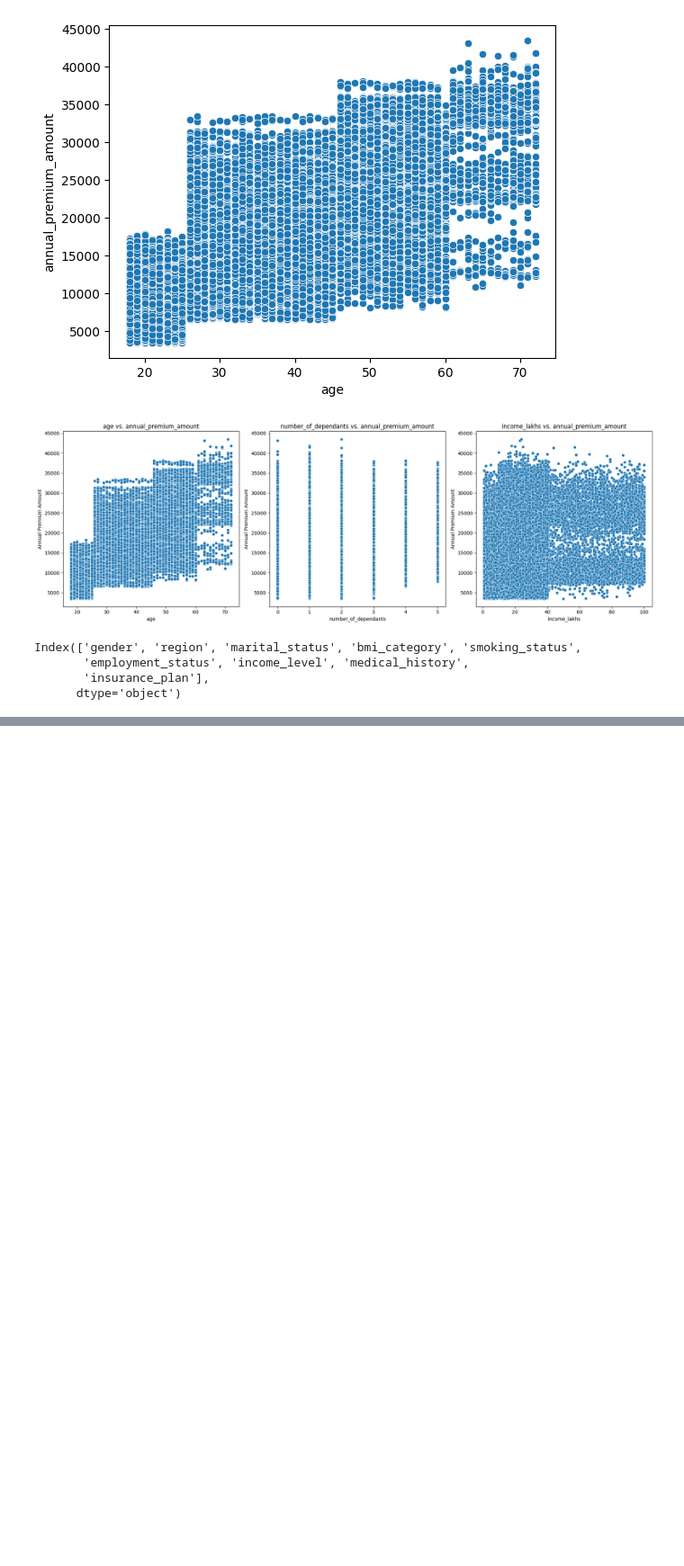
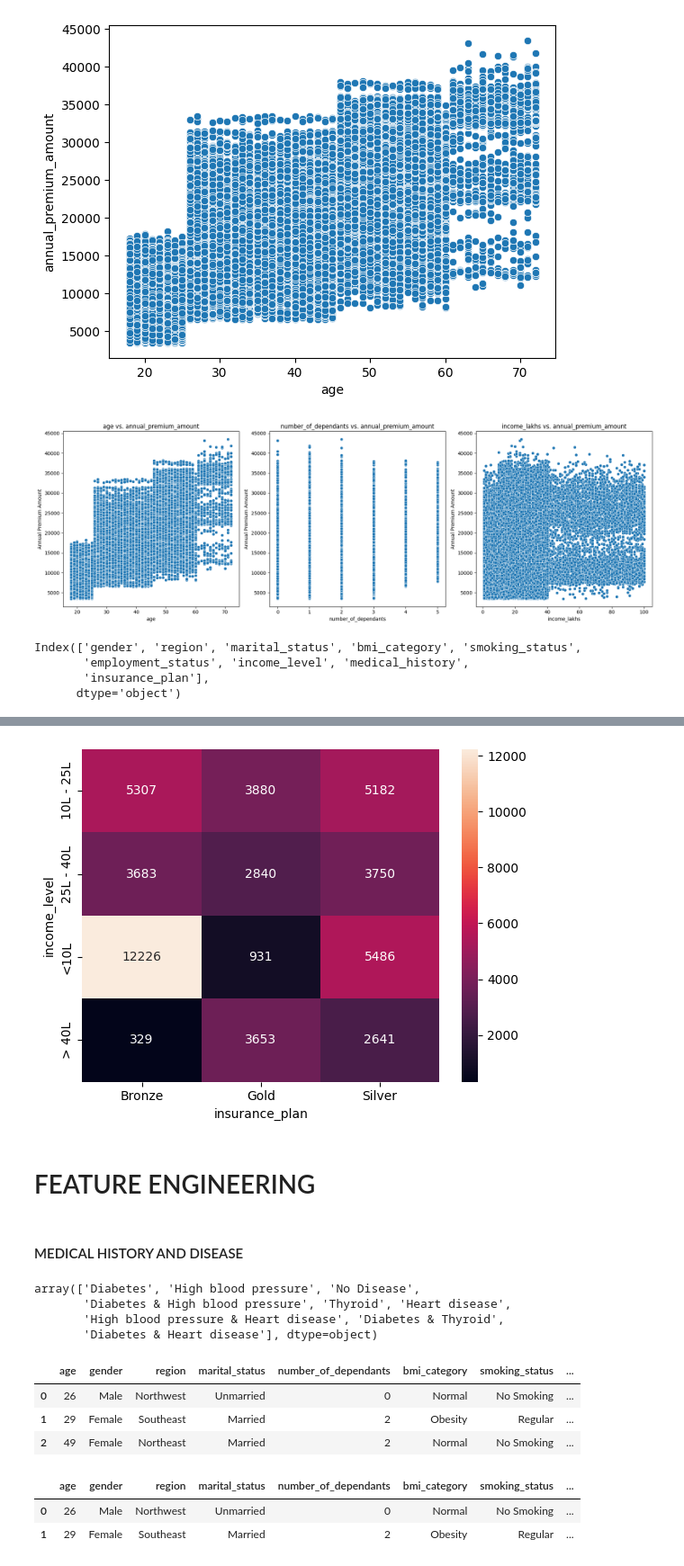
Before and after one commit to shubhammjha/Data-Science, a Jupyter notebook: projects/healthcare_premium_prediction/notebooks/Main.ipynb, the cells around one changed output, grey strips where cells are left out. Shown at 90% size. Saved outputs shown, nothing was run; the diff lists cells and outputs as text; code cells hidden in the pictures; blank space fills up the shorter version.

```diff
--- a/projects/healthcare_premium_prediction/notebooks/Main.ipynb
+++ b/projects/healthcare_premium_prediction/notebooks/Main.ipynb
@@ -247,0 +313,50 @@ Index(['gender', 'region', 'marital_status', 'bmi_category', 'smoking_status',
+# %%
+sns.heatmap(ct1, annot = True, fmt = 'd')
+plt.show()
+# %% [output]
+[figure, added]
+# %% [markdown]
+# FEATURE ENGINEERING
+# %% [markdown]
+#### MEDICAL HISTORY AND DISEASE
+# %%
+df2.medical_history.unique()
+# %% [output]
+array(['Diabetes', 'High blood pressure', 'No Disease',
+       'Diabetes & High blood pressure', 'Thyroid', 'Heart disease',
+       'High blood pressure & Heart disease', 'Diabetes & Thyroid',
+       'Diabetes & Heart disease'], dtype=object)
+# %%
+# we set some kind of severety value to each disease after *imaginary company discussion, for easier classification
+risk_scores = {
+    "diabetes" : 6,
+    "heart disease" : 8,
+    "high blood pressure" : 6,
+    "thyroid" : 5,
+    "no disease" : 0,
+    "none" : 0
+}
+
+df2[['disease1', 'disease2']] = df2.medical_history.str.split(" & ", expand = True).apply(lambda  x: x.str.lower())
+df2.head(3)
+# %% [output]
+|  | age | gender | region | marital_status | number_of_dependants | bmi_category | smoking_status | ... |
+| 0 | 26 | Male | Northwest | Unmarried | 0 | Normal | No Smoking | ... |
+| 1 | 29 | Female | Southeast | Married | 2 | Obesity | Regular | ... |
+| 2 | 49 | Female | Northeast | Married | 2 | Normal | No Smoking | ... |
+# %%
+df2['disease1'].fillna('none', inplace = True)
+df2['disease2'].fillna('none', inplace = True)
+df2['total_risk_score'] = 0
+
+for disease in ['disease1', 'disease2']:
+    df2['total_risk_score'] += df2[disease].map(risk_scores)
+
+max_score = df2['total_risk_score'].max()
+min_score = df2['total_risk_score'].min()
+df2['normalized_risk_score'] = (df2['total_risk_score']-min_score) / (max_score - min_score)
+df2.head(2)
+# %% [output]
+|  | age | gender | region | marital_status | number_of_dependants | bmi_category | smoking_status | ... |
+| 0 | 26 | Male | Northwest | Unmarried | 0 | Normal | No Smoking | ... |
+| 1 | 29 | Female | Southeast | Married | 2 | Obesity | Regular | ... |
```
Also changed, not shown: parts of 38 cells of this notebook.
